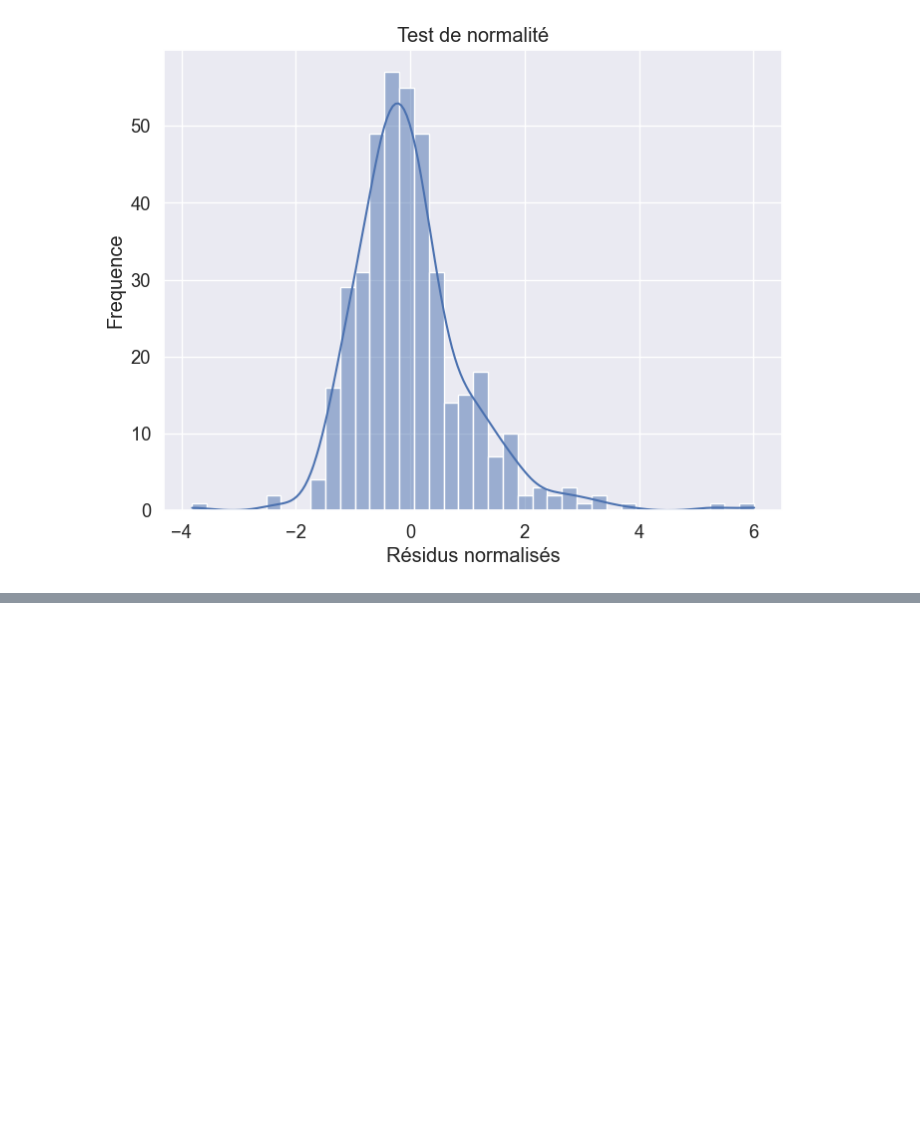
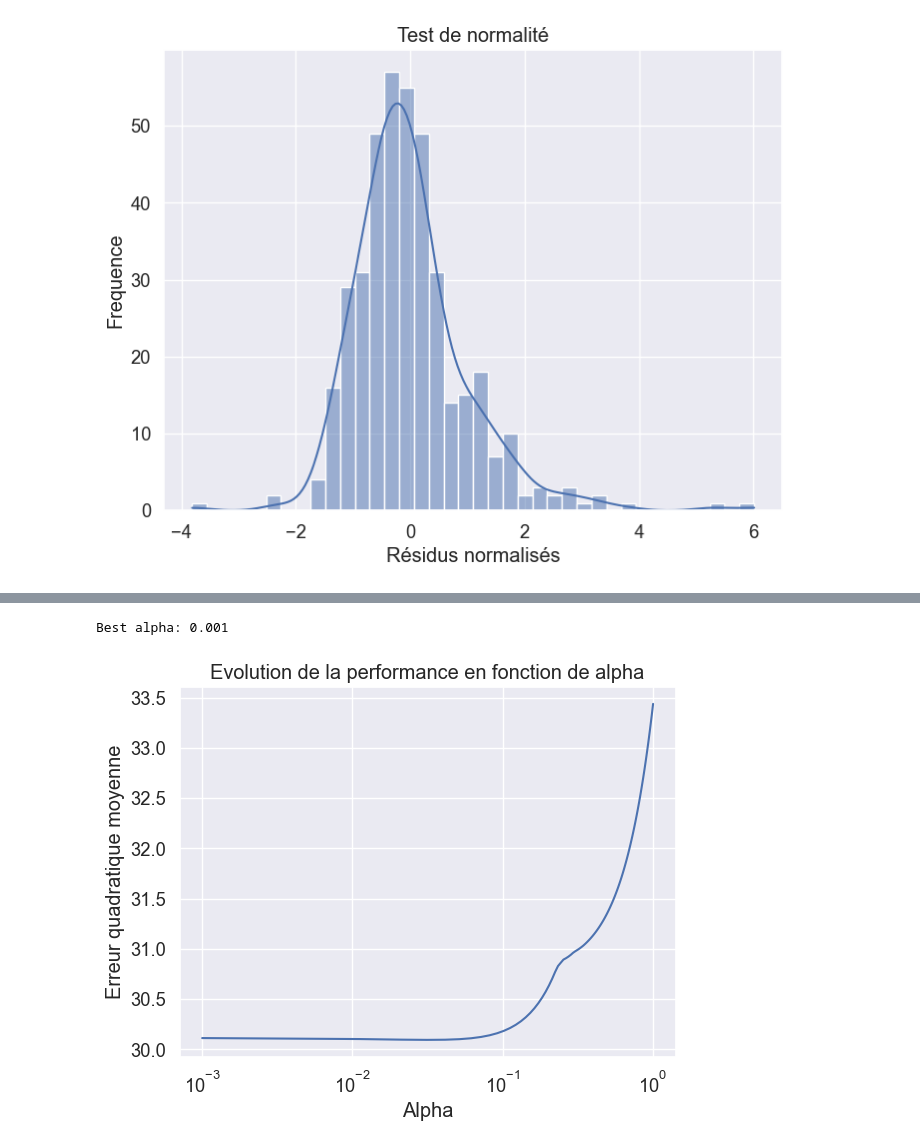
Before and after one commit to BrechM/Projects-Space, a Jupyter notebook: ML/Partition_ML/20- Regression Ridge, Lasso et Elastic Net.ipynb, the cells around one changed output, grey strips where cells are left out. Cells and saved outputs as stored; diff of their text form; code cells hidden in the pictures; blank space fills up the shorter version.

```diff
--- a/ML/Partition_ML/20- Regression Ridge, Lasso et Elastic Net.ipynb
+++ b/ML/Partition_ML/20- Regression Ridge, Lasso et Elastic Net.ipynb
@@ -719,0 +862,30 @@ plt.show()
+# %%
+from sklearn.linear_model import LassoCV
+
+# Créer et ajuster le modele LassoCV
+alphas = [0.001, 1.0, 10.0, 100.0]
+lasso_cv = LassoCV(alphas=alphas, cv=5) # validation croisée avec 5 folds
+lasso_cv.fit(x_train, y_train)
+
+# Obtenir le meilleur parametre alpha
+best_alpha = lasso_cv.alpha_
+print(f"Best alpha: {best_alpha}")
+# %% [output]
+Best alpha: 0.001
+# %%
+# Tracer le graphique d'évolution des performances en fonction de l'alpha
+alphas = np.linspace(0.001, 1, 100) # Liste des valeurs possibles pour le paramètre alpha
+mse_scores = []
+for alpha in alphas:
+    model = Lasso(alpha=alpha)
+    mse_score = np.mean(-cross_val_score(model, x_train, y_train, scoring='neg_mean_squared_error', cv=5))
+    mse_scores.append(mse_score)
+
+plt.plot(alphas, mse_scores)
+plt.xscale('log')
+plt.xlabel('Alpha')
+plt.ylabel('Erreur quadratique moyenne')
+plt.title('Evolution de la performance en fonction de alpha')
+plt.show()
+# %% [output]
+[figure, added]
```
Also changed, not shown: parts of 29 cells of this notebook.
